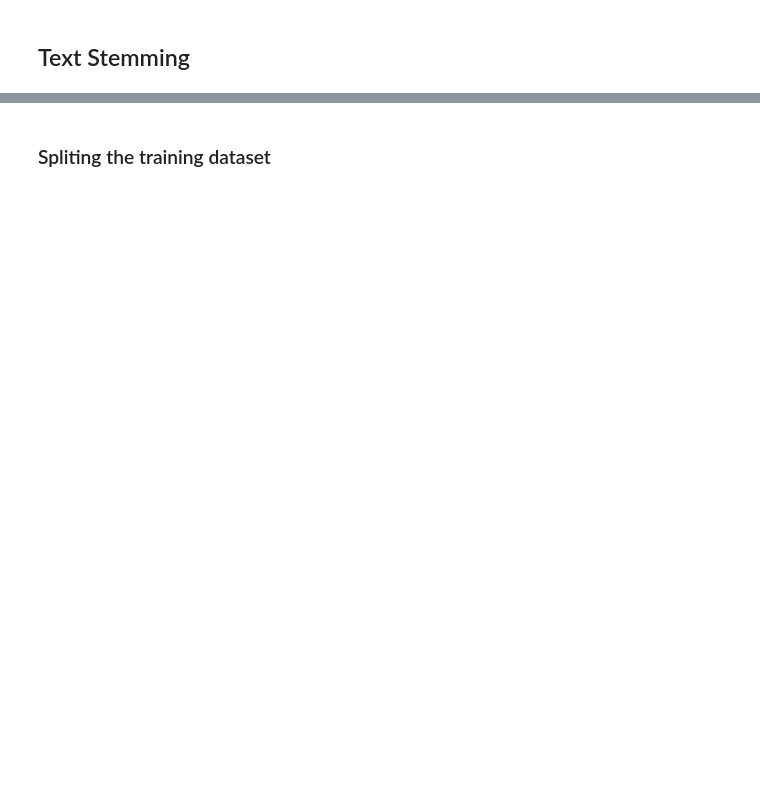
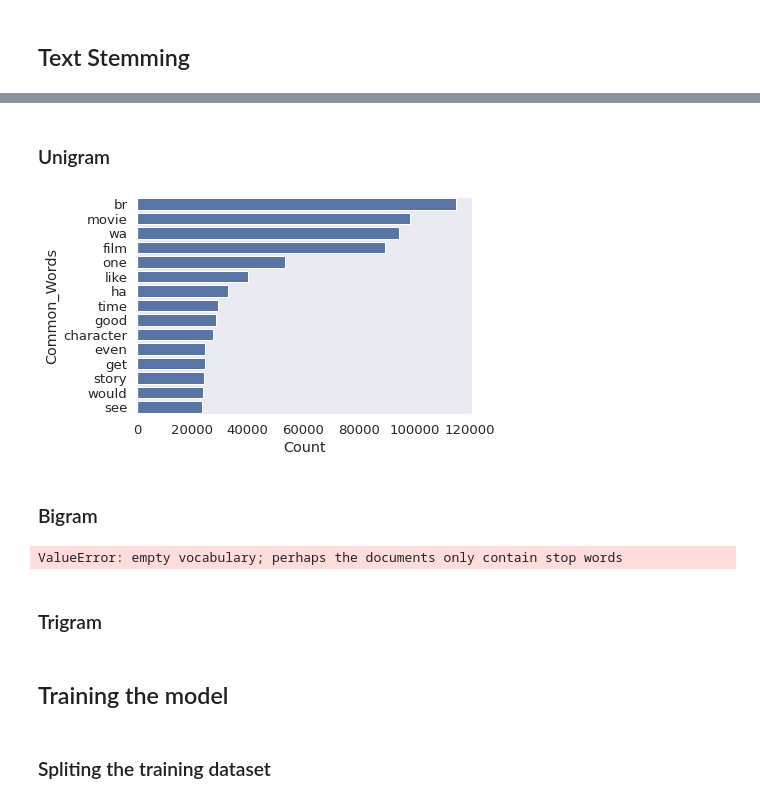
Before and after one commit to Davichet-e/ml-movie-oraculum, a Jupyter notebook: reviews/Data Procesing and cleaning of Reviews Dataset.ipynb, the cells around one changed output, grey strips where cells are left out. Cells and saved outputs as stored; diff of their text form; code cells hidden in the pictures; blank space fills up the shorter version.

```diff
--- a/reviews/Data Procesing and cleaning of Reviews Dataset.ipynb
+++ b/reviews/Data Procesing and cleaning of Reviews Dataset.ipynb
@@ -288,0 +342,6 @@ imdb_dataset.head(10)
+# %%
+def getCorpus(txt):
+    return [j.strip() for i in txt for j in i.split()]
+
+corpus = getCorpus(imdb_dataset.review)
+corpus[:10]
@@ -288,0 +380,31 @@ imdb_dataset.head(10)
+# %%
+def bestNgrams(corpus,n,g=1):
+    # corpus, number of examples, ngram
+    vector = CountVectorizer(ngram_range=(g,g)).fit(corpus)
+    bagOfWords= vector.transform(corpus)
+    sumWords= bagOfWords.sum(axis=0)
+    words_frequency=[(word, sumWords[0,i]) for word,i in vector.vocabulary_.items()]
+    words_frequency =sorted(words_frequency, key = lambda x: x[1], reverse=True)
+    return words_frequency[:n]
+# %%
+def plotNgrams(corpus,n_words,g,title):
+    most_common_ngram=bestNgrams(corpus,n_words,g)
+    most_common_ngram=dict(most_common_ngram)
+    df= pd.DataFrame(columns=['Common_Words','Count'])
+    df["Count"] = list(most_common_ngram.values())
+    df["Common_Words"] = list(most_common_ngram.keys())
+    sns.barplot(x='Count',y='Common_Words',data=df,label=title,color="b")
+# %% [markdown]
+### Unigram
+# %%
+plotNgrams(corpus,15,1,'Commmon Words in Text (UNIGRAM)')
+# %% [output]
+[figure, added]
+# %% [markdown]
+### Bigram
+# %%
+plotNgrams(corpus,15,2,'Commmon Words in Text (BIGRAM)')
+# %% [output]
+ValueError: empty vocabulary; perhaps the documents only contain stop words
+# %% [markdown]
+### Trigram
@@ -289,3 +413,5 @@ imdb_dataset.head(10)
+# %% [markdown]
+## Training the model
 # %% [markdown]
 ### Spliting the training dataset
 # %%
```
Also changed, not shown: parts of 31 cells of this notebook, 1 other file.
